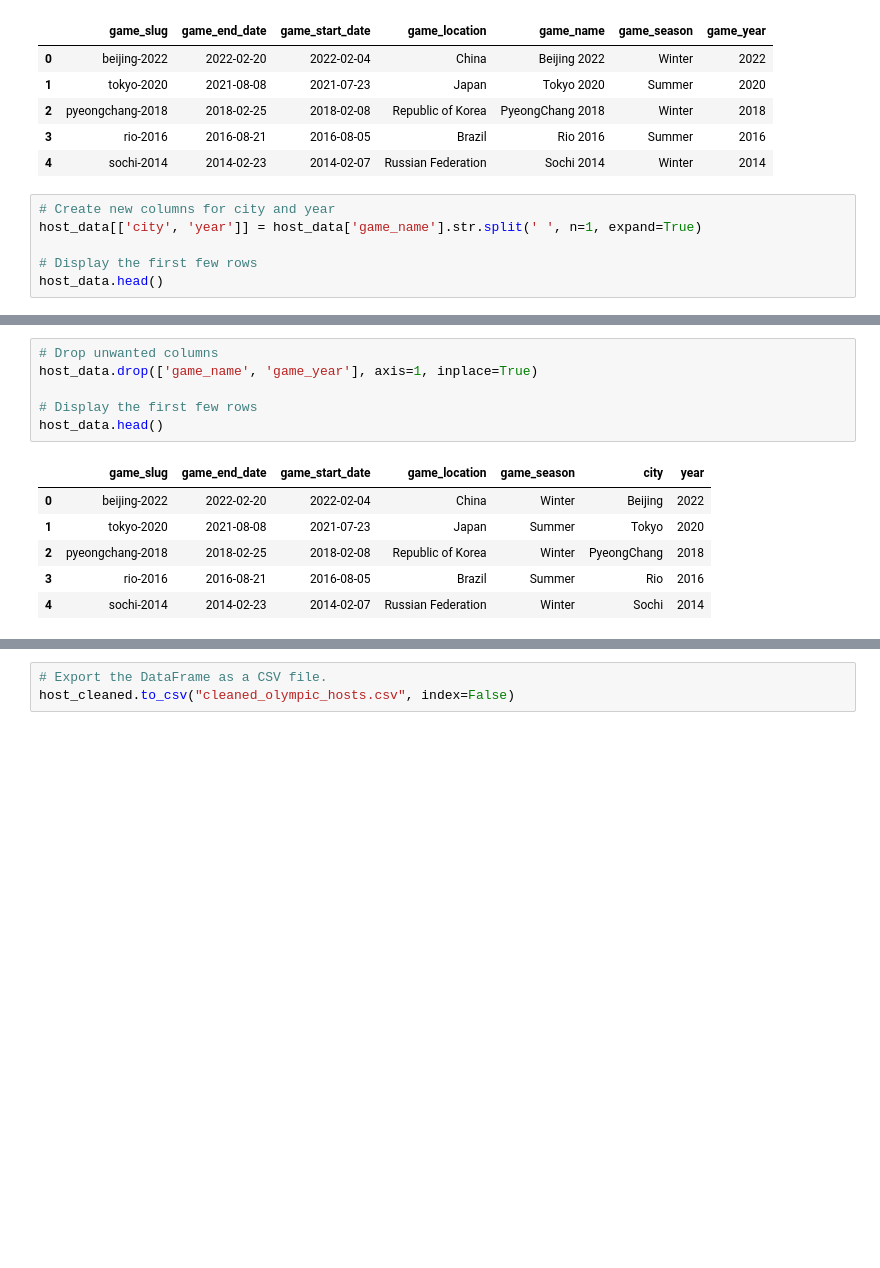
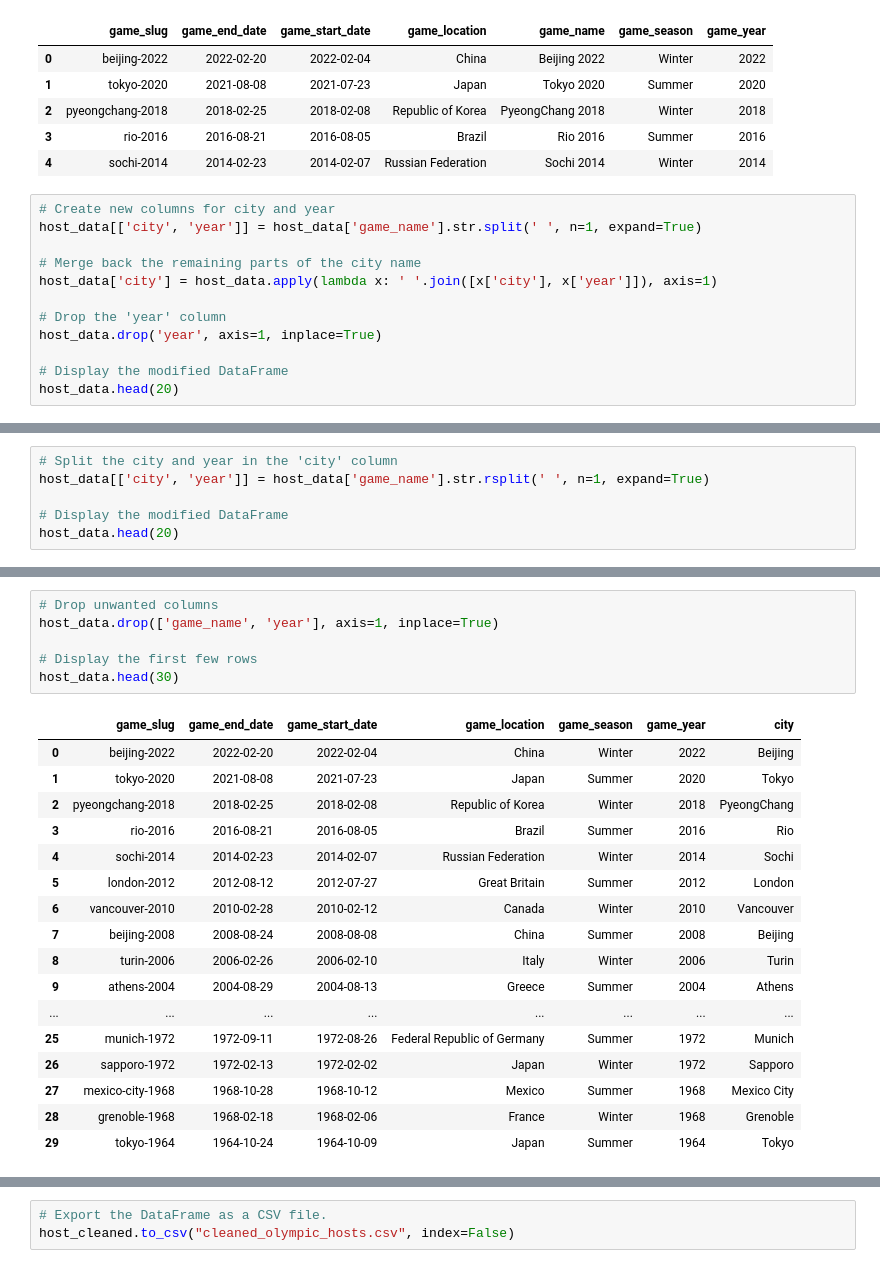
Before and after one commit to paoloarciaga/Olympics_Data_Engineering, a Jupyter notebook: Olympic_Files/Hosts_Cleaned.ipynb, the cells around one changed output, grey strips where cells are left out. Saved outputs shown, nothing was run; the diff lists cells and outputs as text; blank space fills up the shorter version.

```diff
--- a/Olympic_Files/Hosts_Cleaned.ipynb
+++ b/Olympic_Files/Hosts_Cleaned.ipynb
@@ -38,6 +38,12 @@ host_data.head()
 # Create new columns for city and year
 host_data[['city', 'year']] = host_data['game_name'].str.split(' ', n=1, expand=True)
 
-# Display the first few rows
-host_data.head()
+# Merge back the remaining parts of the city name
+host_data['city'] = host_data.apply(lambda x: ' '.join([x['city'], x['year']]), axis=1)
+
+# Drop the 'year' column
+host_data.drop('year', axis=1, inplace=True)
+
+# Display the modified DataFrame
+host_data.head(20)
 # %% [output]
@@ -49,0 +67,6 @@ host_data.head()
+# %%
+# Split the city and year in the 'city' column
+host_data[['city', 'year']] = host_data['game_name'].str.rsplit(' ', n=1, expand=True)
+
+# Display the modified DataFrame
+host_data.head(20)
@@ -50,16 +91,27 @@ host_data.head()
 # %%
 # Drop unwanted columns
-host_data.drop(['game_name', 'game_year'], axis=1, inplace=True)
+host_data.drop(['game_name', 'year'], axis=1, inplace=True)
 
 # Display the first few rows
-host_data.head()
+host_data.head(30)
 # %% [output]
-|  | game_slug | game_end_date | game_start_date | game_location | game_season | city | year |
-| 0 | beijing-2022 | 2022-02-20 | 2022-02-04 | China | Winter | Beijing | 2022 |
-| 1 | tokyo-2020 | 2021-08-08 | 2021-07-23 | Japan | Summer | Tokyo | 2020 |
-| 2 | pyeongchang-2018 | 2018-02-25 | 2018-02-08 | Republic of Korea | Winter | PyeongChang | 2018 |
-| 3 | rio-2016 | 2016-08-21 | 2016-08-05 | Brazil | Summer | Rio | 2016 |
-| 4 | sochi-2014 | 2014-02-23 | 2014-02-07 | Russian Federation | Winter | Sochi | 2014 |
+|  | game_slug | game_end_date | game_start_date | game_location | game_season | game_year | city |
+| 0 | beijing-2022 | 2022-02-20 | 2022-02-04 | China | Winter | 2022 | Beijing |
+| 1 | tokyo-2020 | 2021-08-08 | 2021-07-23 | Japan | Summer | 2020 | Tokyo |
+| 2 | pyeongchang-2018 | 2018-02-25 | 2018-02-08 | Republic of Korea | Winter | 2018 | PyeongChang |
+| 3 | rio-2016 | 2016-08-21 | 2016-08-05 | Brazil | Summer | 2016 | Rio |
+| 4 | sochi-2014 | 2014-02-23 | 2014-02-07 | Russian Federation | Winter | 2014 | Sochi |
+| 5 | london-2012 | 2012-08-12 | 2012-07-27 | Great Britain | Summer | 2012 | London |
+| 6 | vancouver-2010 | 2010-02-28 | 2010-02-12 | Canada | Winter | 2010 | Vancouver |
+| 7 | beijing-2008 | 2008-08-24 | 2008-08-08 | China | Summer | 2008 | Beijing |
+| 8 | turin-2006 | 2006-02-26 | 2006-02-10 | Italy | Winter | 2006 | Turin |
+| 9 | athens-2004 | 2004-08-29 | 2004-08-13 | Greece | Summer | 2004 | Athens |
+| ... | ... | ... | ... | ... | ... | ... | ... |
+| 25 | munich-1972 | 1972-09-11 | 1972-08-26 | Federal Republic of Germany | Summer | 1972 | Munich |
+| 26 | sapporo-1972 | 1972-02-13 | 1972-02-02 | Japan | Winter | 1972 | Sapporo |
+| 27 | mexico-city-1968 | 1968-10-28 | 1968-10-12 | Mexico | Summer | 1968 | Mexico City |
+| 28 | grenoble-1968 | 1968-02-18 | 1968-02-06 | France | Winter | 1968 | Grenoble |
+| 29 | tokyo-1964 | 1964-10-24 | 1964-10-09 | Japan | Summer | 1964 | Tokyo |
 # %%
 # Rename columns
 host_data.rename(columns={'game_end_date': 'end_date',
```
Also changed, not shown: parts of 4 cells of this notebook, 1 other file.
